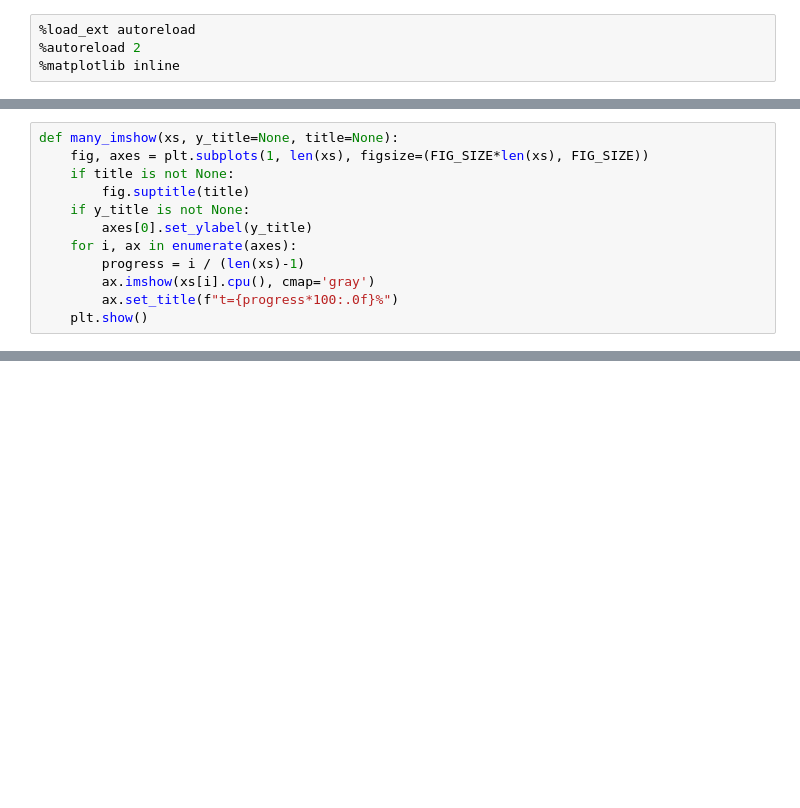
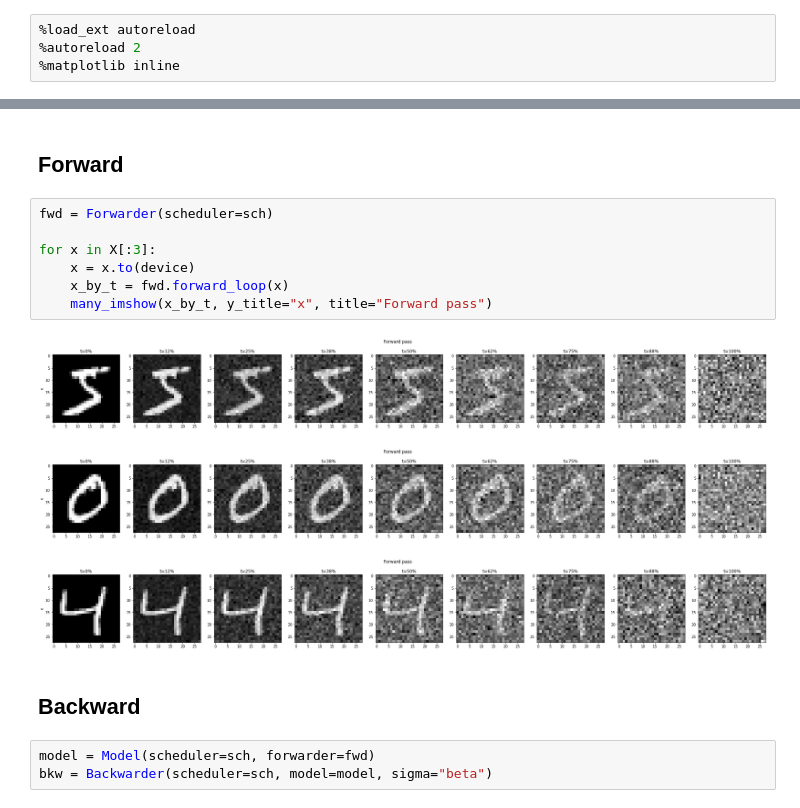
Before and after one commit to lucasmrdt/diffusion-model, a Jupyter notebook: notebooks/plots.ipynb, the cells around one changed output, grey strips where cells are left out. Cells and saved outputs as stored; diff of their text form; blank space fills up the shorter version.

```diff
--- a/notebooks/plots.ipynb
+++ b/notebooks/plots.ipynb
@@ -25,12 +21,0 @@ Using device: cpu
-# %%
-def many_imshow(xs, y_title=None, title=None):
-    fig, axes = plt.subplots(1, len(xs), figsize=(FIG_SIZE*len(xs), FIG_SIZE))
-    if title is not None:
-        fig.suptitle(title)
-    if y_title is not None:
-        axes[0].set_ylabel(y_title)
-    for i, ax in enumerate(axes):
-        progress = i / (len(xs)-1)
-        ax.imshow(xs[i].cpu(), cmap='gray')
-        ax.set_title(f"t={progress*100:.0f}%")
-    plt.show()
@@ -51,0 +53,18 @@ for i, row in enumerate(axes):
+# %% [markdown]
+## Forward
+# %%
+fwd = Forwarder(scheduler=sch)
+
+for x in X[:3]:
+    x = x.to(device)
+    x_by_t = fwd.forward_loop(x)
+    many_imshow(x_by_t, y_title="x", title="Forward pass")
+# %% [output]
+[figure, added]
+[figure, added]
+[figure, added]
+# %% [markdown]
+## Backward
+# %%
+model = Model(scheduler=sch, forwarder=fwd)
+bkw = Backwarder(scheduler=sch, model=model, sigma="beta")
```
Also changed, not shown: parts of 18 cells of this notebook, 18 other files.
